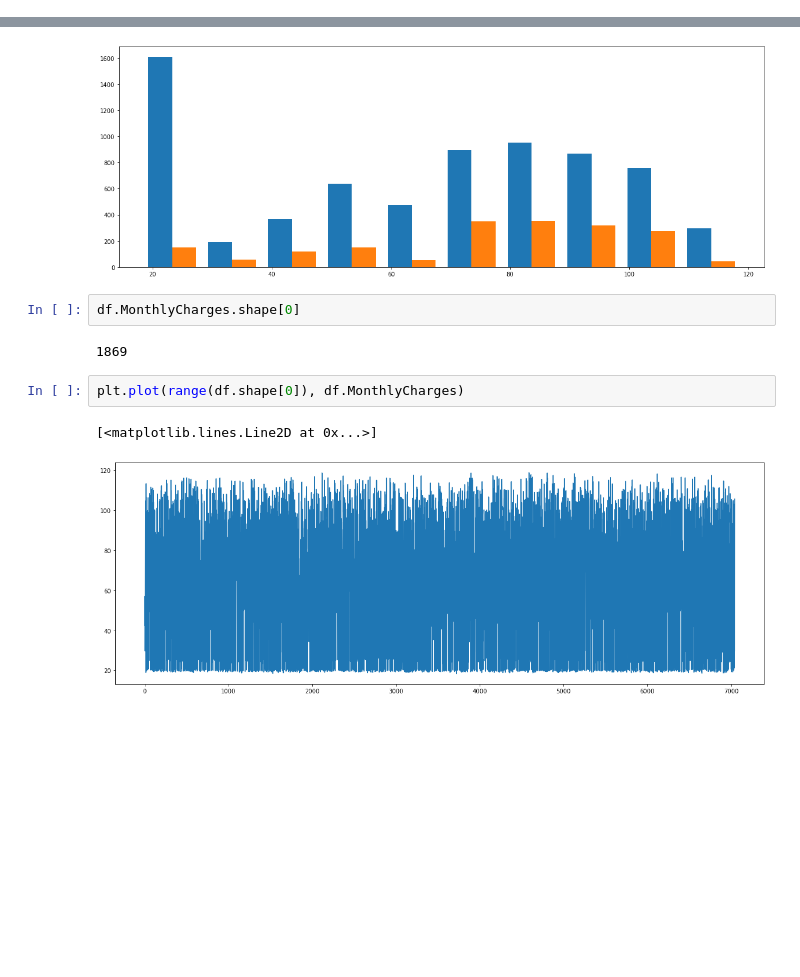
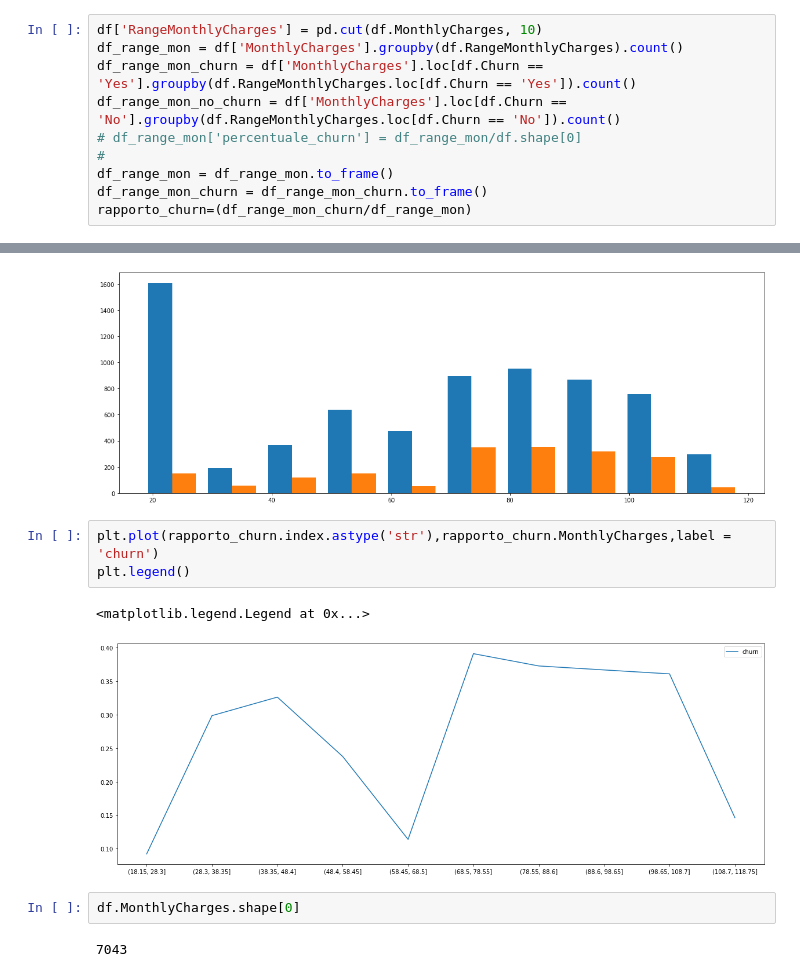
Before and after one commit to LucaCavioni/UFS-04_CHURN-Analisis, a Jupyter notebook: notebook/MS_Esplorazione_Dataset.ipynb, the cells around one changed output, grey strips where cells are left out. Saved outputs shown, nothing was run; the diff lists cells and outputs as text; blank space fills up the shorter version.

```diff
--- a/notebook/MS_Esplorazione_Dataset.ipynb
+++ b/notebook/MS_Esplorazione_Dataset.ipynb
@@ -158,6 +169,16 @@ plt.hist([df.SeniorCitizen, df.SeniorCitizen.loc[df.Churn == 'Yes']], label = ['
  array([0. , 0.1, 0.2, 0.3, 0.4, 0.5, 0.6, 0.7, 0.8, 0.9, 1. ]),
  <a list of 2 BarContainer objects>)
 [figure]
+# %%
+df['RangeMonthlyCharges'] = pd.cut(df.MonthlyCharges, 10)
+df_range_mon = df['MonthlyCharges'].groupby(df.RangeMonthlyCharges).count()
+df_range_mon_churn = df['MonthlyCharges'].loc[df.Churn == 'Yes'].groupby(df.RangeMonthlyCharges.loc[df.Churn == 'Yes']).count()
+df_range_mon_no_churn = df['MonthlyCharges'].loc[df.Churn == 'No'].groupby(df.RangeMonthlyCharges.loc[df.Churn == 'No']).count()
+# df_range_mon['percentuale_churn'] = df_range_mon/df.shape[0]
+#
+df_range_mon = df_range_mon.to_frame()
+df_range_mon_churn = df_range_mon_churn.to_frame()
+rapporto_churn=(df_range_mon_churn/df_range_mon)
 # %%
 plt.hist([df.MonthlyCharges, df.MonthlyCharges.loc[df.Churn == 'Yes']], label = ['Non Churn', 'Churn'])
 # %% [output]
@@ -169,12 +190,13 @@ plt.hist([df.MonthlyCharges, df.MonthlyCharges.loc[df.Churn == 'Yes']], label =
          98.65, 108.7 , 118.75]),
  <a list of 2 BarContainer objects>)
 [figure]
+# %%
+plt.plot(rapporto_churn.index.astype('str'),rapporto_churn.MonthlyCharges,label = 'churn')
+plt.legend()
+# %% [output]
+<matplotlib.legend.Legend at 0x...>
+[figure, added]
 # %%
 df.MonthlyCharges.shape[0]
 # %% [output]
-1869
+7043
-# %%
-plt.plot(range(df.shape[0]), df.MonthlyCharges)
-# %% [output]
-[<matplotlib.lines.Line2D at 0x...>]
-[figure, removed]
```
Also changed, not shown: parts of 5 cells of this notebook, 1 other file.
